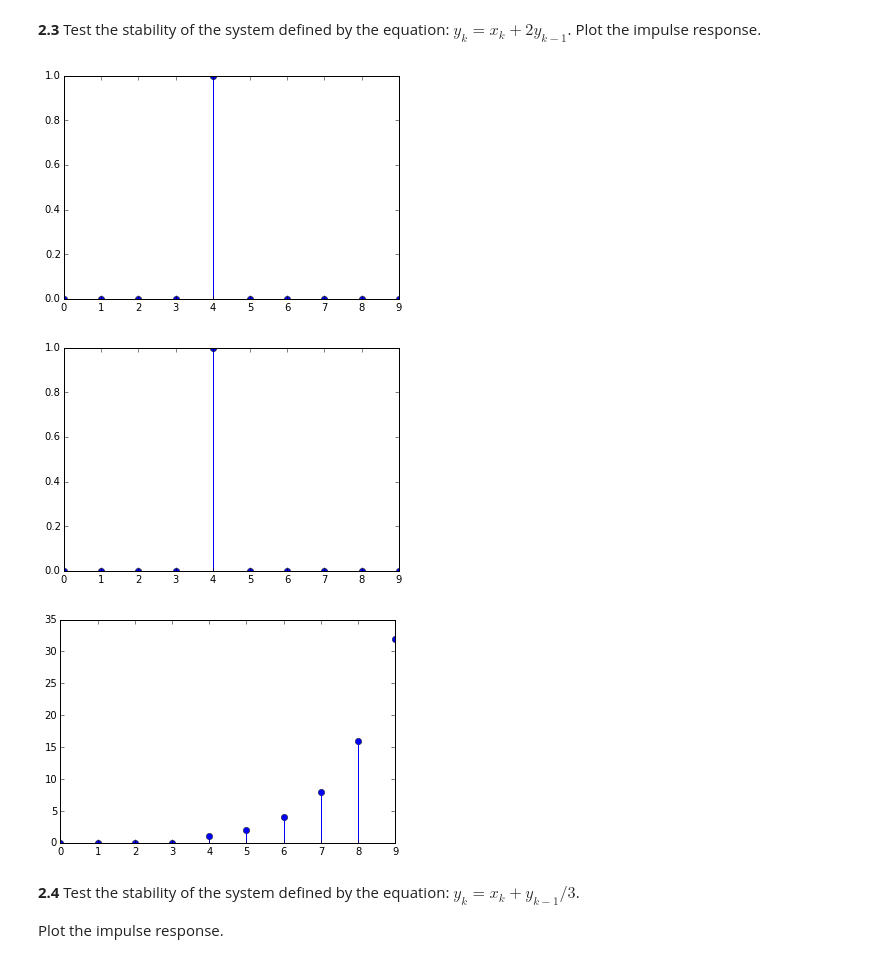
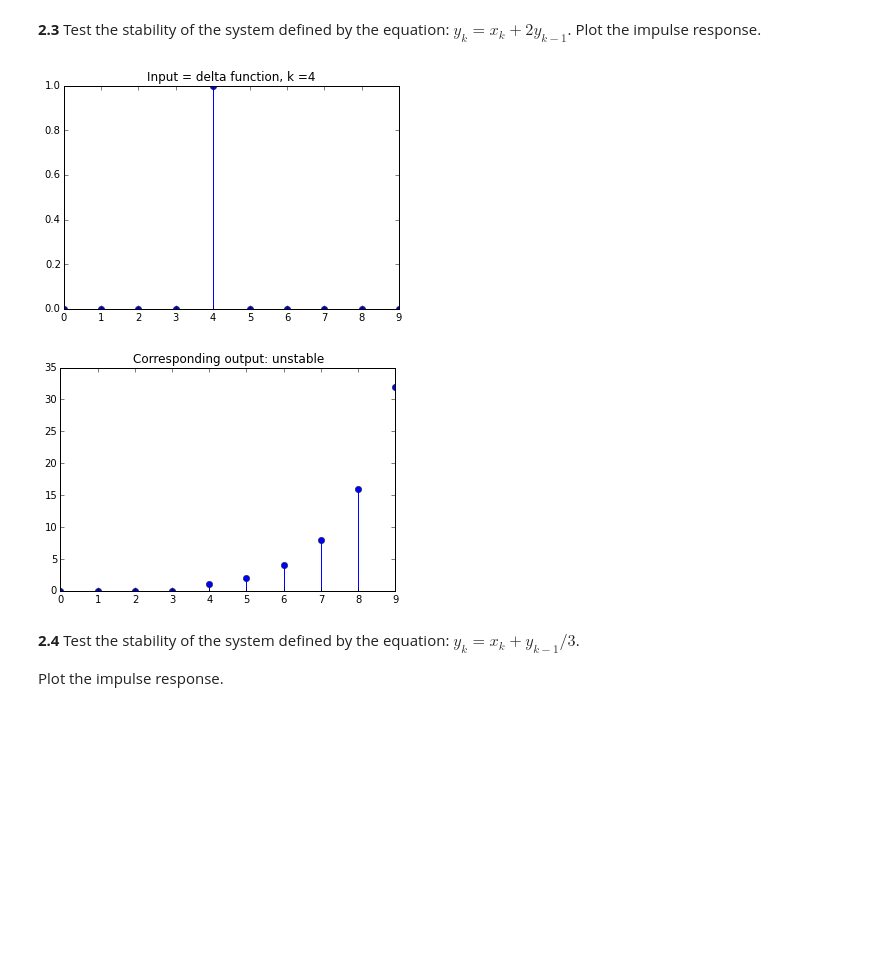
Before and after one commit to alphadadajuju/DSP-TP-1617, a Jupyter notebook: Lab2/python/Lab2.ipynb, the cells around one changed output. Saved outputs shown, nothing was run; the diff lists cells and outputs as text; code cells hidden in the pictures; blank space fills up the shorter version.

```diff
--- a/Lab2/python/Lab2.ipynb
+++ b/Lab2/python/Lab2.ipynb
@@ -135,27 +143,24 @@ plt.show()
 # %%
 delta = np.zeros((N, ))
 delta[k] = 1
 plt.figure
 plt.stem(delta)
+plt.title('Input = delta function, k =4')
 plt.show()
 
 s = delta
-
-plt.figure
-plt.stem(s)
-plt.show()
 
 y = np.zeros((N,))
 for i in range(1, N):
     y[i] = (s[i] + 2*y[i-1])
 
 plt.figure
 plt.stem(y)
+plt.title('Corresponding output: unstable')
 plt.show()
 # %% [output]
-[figure, old version]
+[figure, new version]
-[figure, old version]
+[figure, new version]
-[figure, removed]
 # %% [markdown]
 **2.4** Test the stability of the system defined by the equation: $y_k=x_k+y_{k-1}/3$.
 
```
Also changed, not shown: parts of 10 cells of this notebook.
